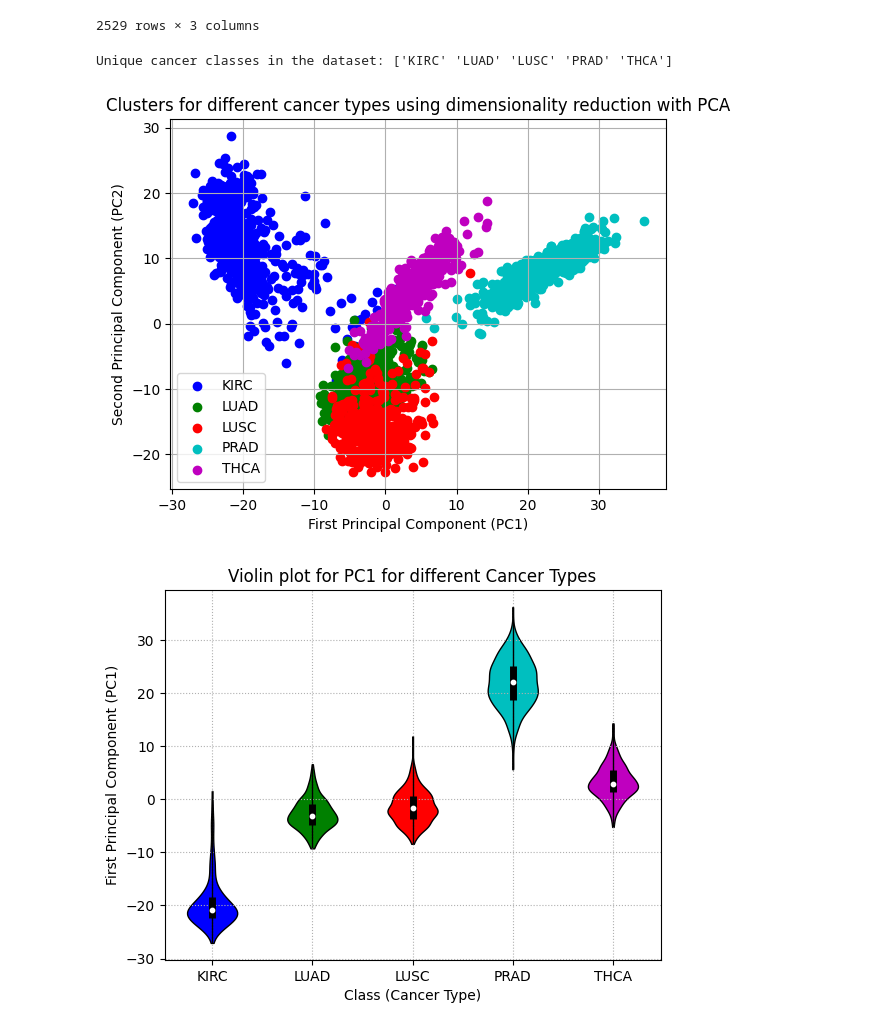
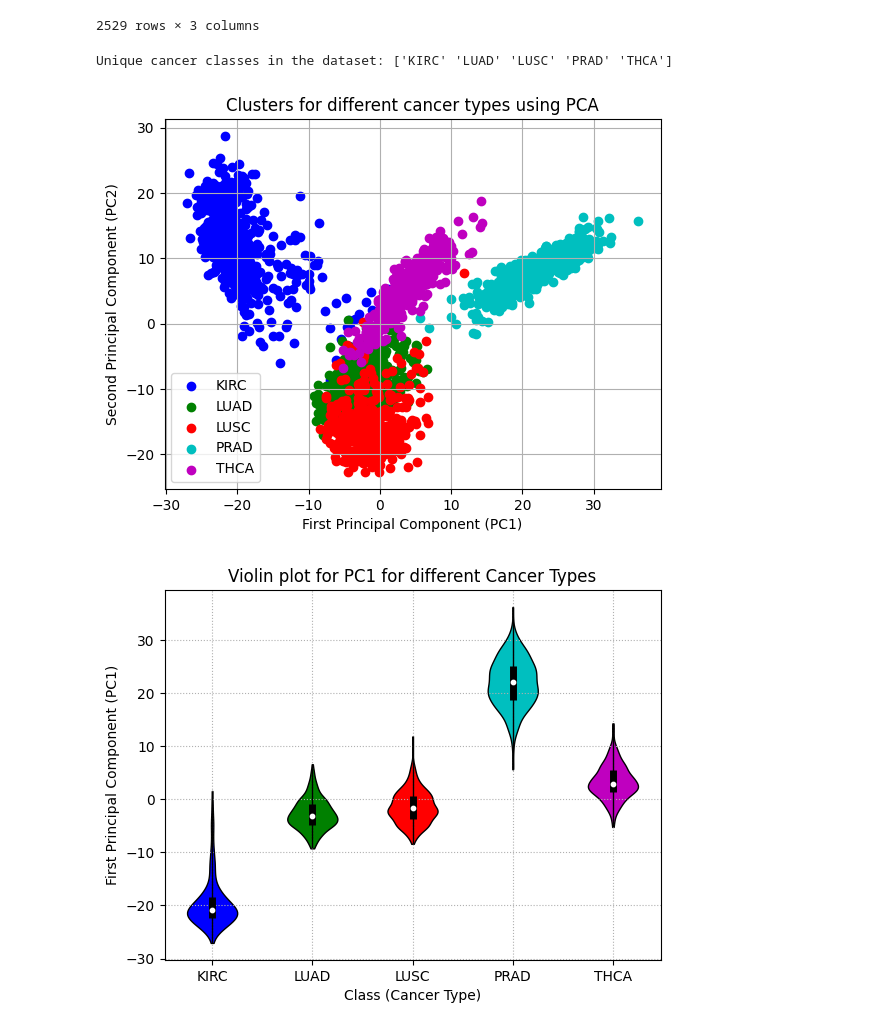
Before and after one commit to bkhyat/CAP-5610, a Jupyter notebook: hw1/HW1_code_Adhikari.ipynb, the cells around one changed output. Drawn from its saved outputs; the diff is of its cells as text; code cells hidden in the pictures.

```diff
--- a/hw1/HW1_code_Adhikari.ipynb
+++ b/hw1/HW1_code_Adhikari.ipynb
@@ -52,26 +52,26 @@ Variance Ratio: [0.14820917 0.10182702]
 # %%
 # Create a scatter plot of the calculated principal components, grouping the data by class
 # and using different colors to represent each of the class.
 # Add necessary attributes to the matplot figure using such as title, and axes labels
 from matplotlib import pyplot as plt
 COLORS = ['b', 'g', 'r', 'c', 'm', 'y', 'k', 'w']
 unique_labels = data["Class"].unique()
 print("Unique cancer classes in the dataset:", unique_labels)
 fig, ax = plt.subplots()
 
 for idx, (grp, values) in enumerate(reduced_data.groupby("Class")):
     ax.scatter(values["PC1"], values["PC2"], label=grp, c=COLORS[idx])
 # plt.scatter(reduced_data["PC1"], reduced_data["PC2"]) #, c=["r", "g", "b", "y", "w"])
 ax.set_xlabel("First Principal Component (PC1)")
 ax.set_ylabel("Second Principal Component (PC2)")
-ax.set_title("Clusters for different cancer types using dimensionality reduction with PCA")
+ax.set_title("Clusters for different cancer types using PCA")
 ax.legend()
 ax.grid(":")
 plt.show()
 fig.savefig("PCA-cluster.png")
 # %% [output]
 Unique cancer classes in the dataset: ['KIRC' 'LUAD' 'LUSC' 'PRAD' 'THCA']
-[figure, old version]
+[figure, new version]
 # %%
 # Create reusable functions to plot PC1, PC2, t-SNE1, and t-SNE2 as violin plot
 def get_data_five_points(data, label, value_col):
```
Also changed, not shown: parts of 4 cells of this notebook, 10 other files.
